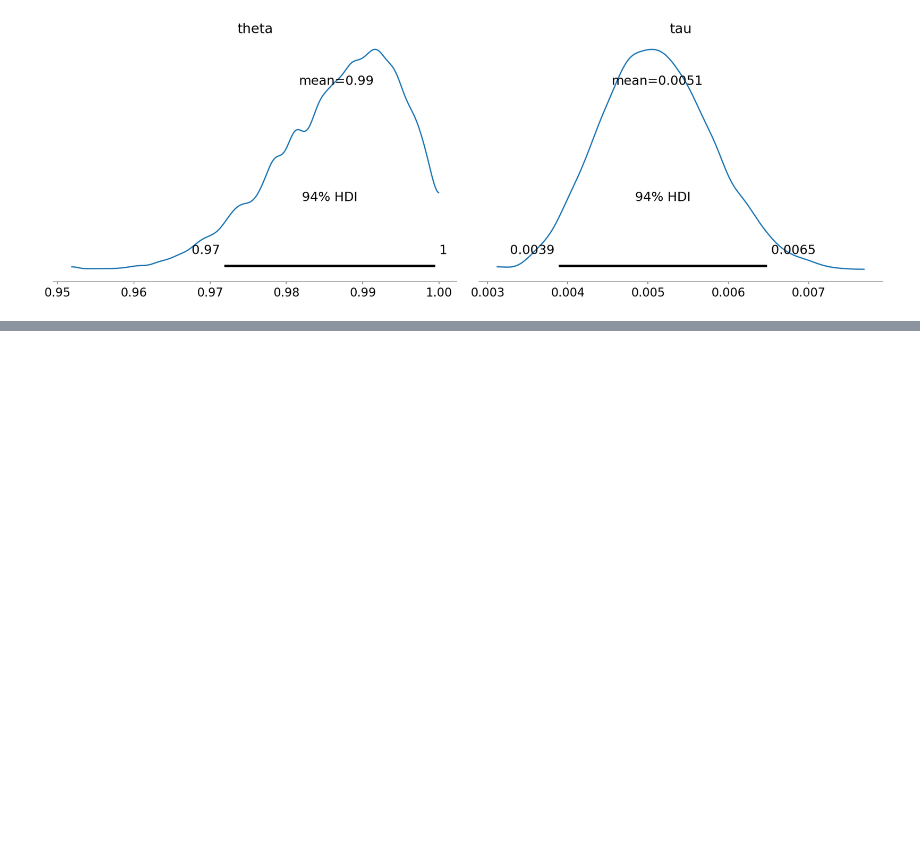
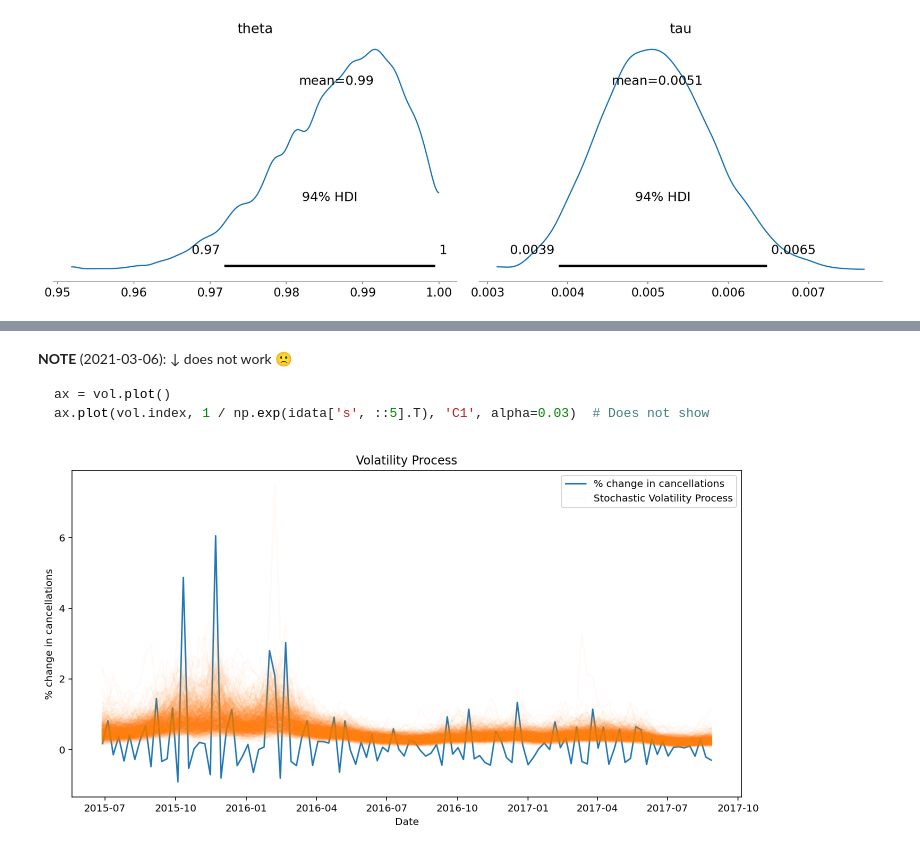
Before and after one commit to dimi-tree/time-series-forecasting, a Jupyter notebook: 03_pymc3.ipynb, the cells around one changed output, grey strips where cells are left out. Drawn from its saved outputs; the diff is of its cells as text; code cells hidden in the pictures; blank space fills up the shorter version.

````diff
--- a/03_pymc3.ipynb
+++ b/03_pymc3.ipynb
@@ -278,0 +371,15 @@ az.summary(idata_smoothed)
+# %% [markdown]
+**NOTE** (2021-03-06): ↓ does not work 🙁
+```python
+ax = vol.plot()
+ax.plot(vol.index, 1 / np.exp(idata['s', ::5].T), 'C1', alpha=0.03)  # Does not show
+```
+# %%
+fig, ax = plt.subplots(figsize=(12, 6))
+
+_ = ax.plot(vol.index, vol.values)
+_ = ax.plot(vol.index, 1 / np.exp(idata['s', ::5].T), 'C1', alpha=0.03)
+_ = ax.set(title='Volatility Process', xlabel='Date', ylabel='% change in cancellations')
+_ = ax.legend(['% change in cancellations', 'Stochastic Volatility Process'], loc='upper right')
+# %% [output]
+[figure, added]
````
Also changed, not shown: parts of 14 cells of this notebook.
